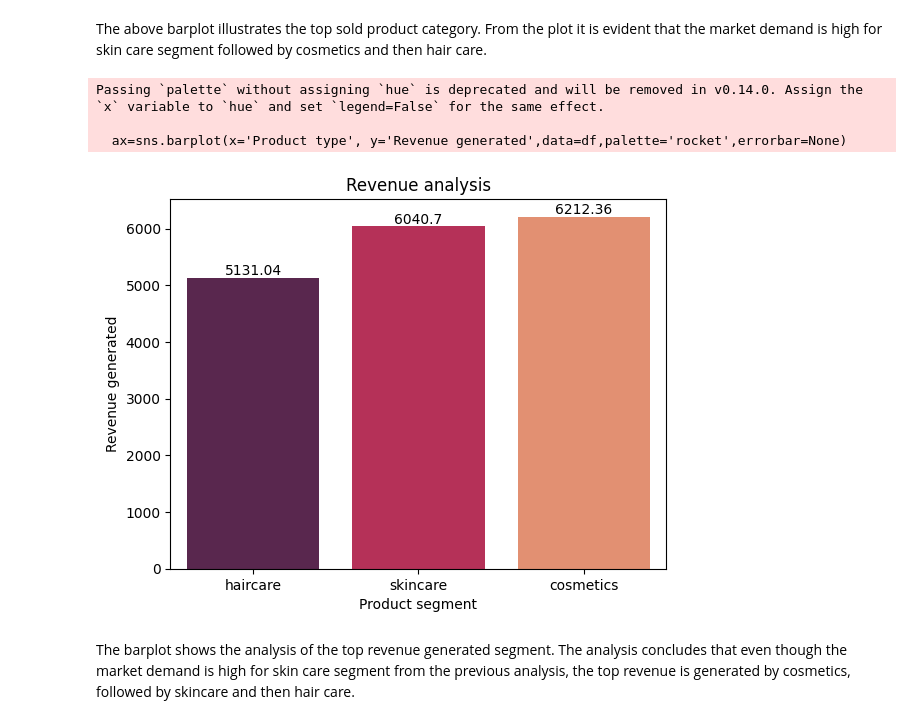
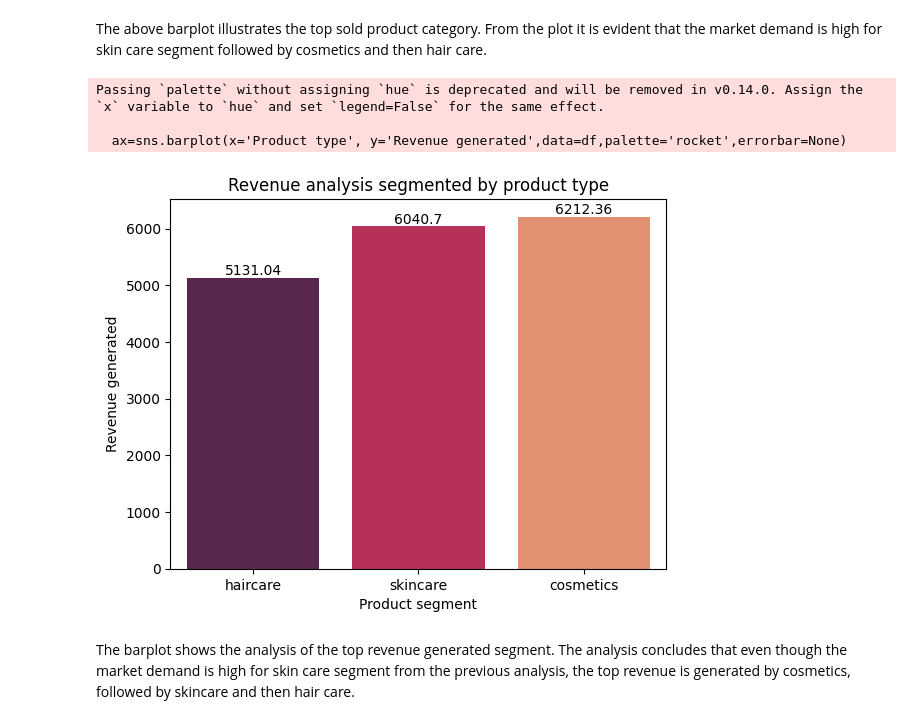
Before and after one commit to Mithunmahendran/Seaborn_SupplyChain_Analysis, a Jupyter notebook: Dataset_SupplyChain_seaborn.ipynb, the cells around one changed output. Drawn from its saved outputs; the diff is of its cells as text; code cells hidden in the pictures.

```diff
--- a/Dataset_SupplyChain_seaborn.ipynb
+++ b/Dataset_SupplyChain_seaborn.ipynb
@@ -39,16 +39,16 @@ Passing `palette` without assigning `hue` is deprecated and will be removed in v
 The above barplot illustrates the top sold product category. From the plot it is evident that the market demand is high for skin care segment followed by cosmetics and then hair care.
 # %%
 ax=sns.barplot(x='Product type', y='Revenue generated',data=df,palette='rocket',errorbar=None)
-plt.title('Revenue analysis')
+plt.title('Revenue analysis segmented by product type')
 plt.xlabel('Product segment')
 plt.ylabel('Revenue generated')
 for i in ax.containers:
   ax.bar_label(i)
 # %% [output]
 Passing `palette` without assigning `hue` is deprecated and will be removed in v0.14.0. Assign the `x` variable to `hue` and set `legend=False` for the same effect.
 
   ax=sns.barplot(x='Product type', y='Revenue generated',data=df,palette='rocket',errorbar=None)
-[figure, old version]
+[figure, new version]
 # %% [markdown]
 The barplot shows the analysis of the top revenue generated segment. The analysis concludes that even though the market demand is high for skin care segment from the previous analysis, the top revenue is generated by cosmetics, followed by skincare and then hair care.
 # %%
```
Also changed, not shown: parts of 10 cells of this notebook.
